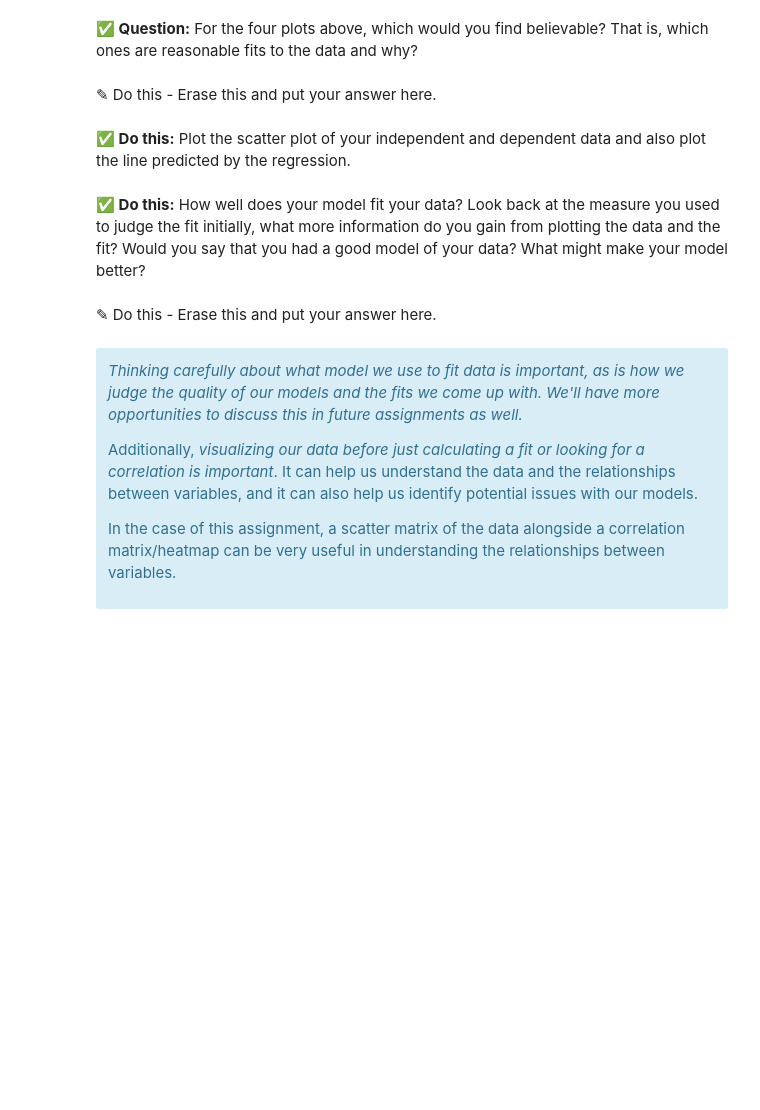
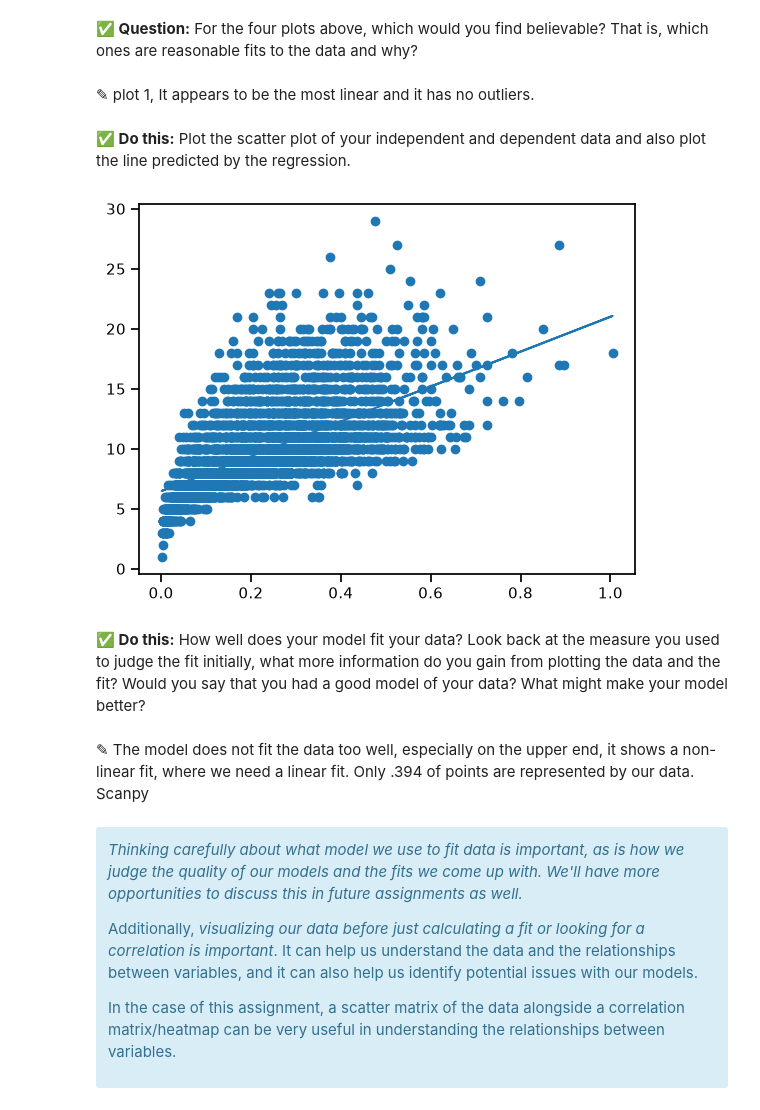
Before and after one commit to matthoppy07-dev/CMSE-202-f26-turnin, a Jupyter notebook: Day-13/Day-13_In-Class-Regression-STUDENT.ipynb, the cells around one changed output. Cells and saved outputs as stored; diff of their text form; code cells hidden in the pictures; blank space fills up the shorter version.

```diff
--- a/Day-13/Day-13_In-Class-Regression-STUDENT.ipynb
+++ b/Day-13/Day-13_In-Class-Regression-STUDENT.ipynb
@@ -153,0 +191,11 @@ _Look to the pre-class assignment for some hints and check in with your group._
+# %%
+# put your code here
+import statsmodels.api as sm
+x = abalone["shell weight"]
+y = abalone["rings"]
+xx = sm.add_constant(x)
+
+model = sm.OLS(y, xx)
+
+result = model.fit()
+print(result.params["const"],result.params["shell weight"])
@@ -173,7 +242,7 @@ Mathematically, any data can be fit to a line. Whether a line is a good model to
 You can see that each data set is different, but the mathematical model that fits each of these data sets is the same! You must be careful that your data do not violate one or more of the [underlying assumptions of linear fitting](https://en.wikipedia.org/wiki/Linear_regression#Assumptions). This is one reason it is incredibly important to visualize your data and the model that fits it.
 # %% [markdown]
 **&#9989; Question:** For the four plots above, which would you find believable? That is, which ones are reasonable fits to the data and why?
-# %% [markdown]
-<font size=+3>&#9998;</font> Do this - Erase this and put your answer here.
+# %% [markdown]
+<font size=+3>&#9998;</font> plot 1, It appears to be the most linear and it has no outliers.
 # %% [markdown]
 **&#9989; Do this:** Plot the scatter plot of your independent and dependent data and also plot the line predicted by the regression.
@@ -182,7 +249,16 @@ You can see that each data set is different, but the mathematical model that fit
+# %%
+# put your code here
+
+plt.scatter(abalone["shell weight"],abalone["rings"])
+
+plt.plot(abalone["shell weight"],result.fittedvalues)
+plt.show()
+# %% [output]
+[figure, added]
 # %% [markdown]
 **&#9989; Do this:** How well does your model fit your data? Look back at the measure you used to judge the fit initially, what more information do you gain from plotting the data and the fit? Would you say that you had a good model of your data? What might make your model better?
-# %% [markdown]
-<font size=+3>&#9998;</font> Do this - Erase this and put your answer here.
+# %% [markdown]
+<font size=+3>&#9998;</font> The model does not fit the data too well, especially on the upper end, it shows a non-linear fit, where we need a linear fit. Only .394 of points are represented by our data. Scanpy
 # %% [markdown]
 <div class="alert alert-block alert-info">
 
```
Also changed, not shown: parts of 22 cells of this notebook, 9 other files.
